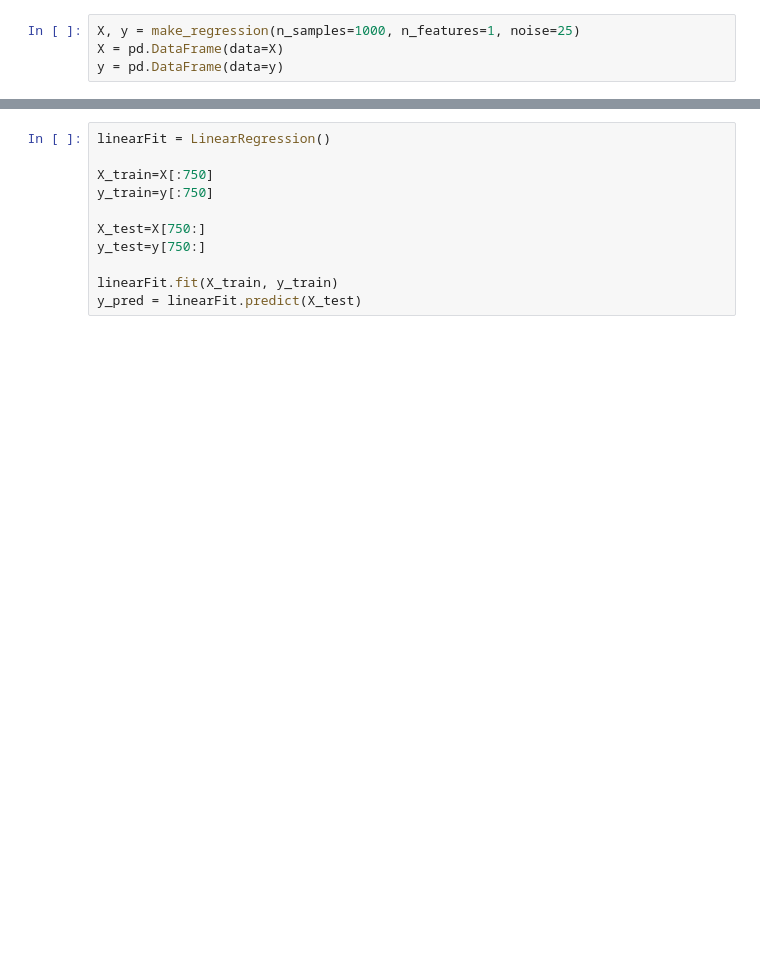
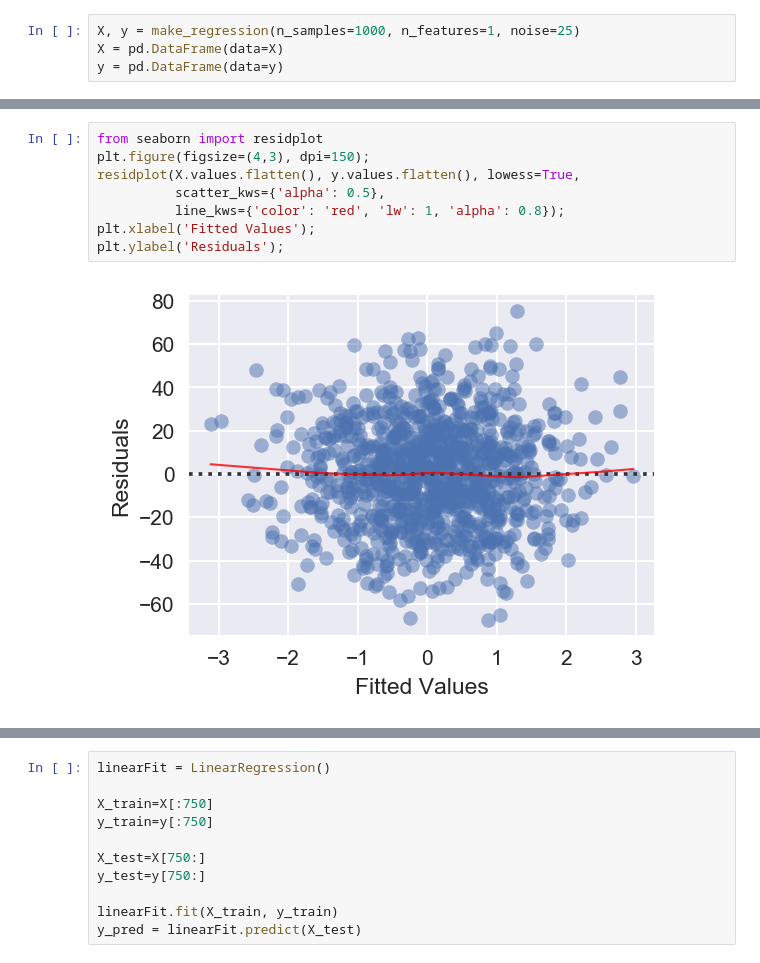
Before and after one commit to learningmachineslab/tutorials, a Jupyter notebook: linearfit/1D Linear Fit.ipynb, the cells around one changed output, grey strips where cells are left out. Saved outputs shown, nothing was run; the diff lists cells and outputs as text; blank space fills up the shorter version.

```diff
--- a/linearfit/1D Linear Fit.ipynb
+++ b/linearfit/1D Linear Fit.ipynb
@@ -62,0 +74,10 @@ plt.legend(['data','fit'])
+# %%
+from seaborn import residplot
+plt.figure(figsize=(4,3), dpi=150);
+residplot(X.values.flatten(), y.values.flatten(), lowess=True,
+          scatter_kws={'alpha': 0.5},
+          line_kws={'color': 'red', 'lw': 1, 'alpha': 0.8});
+plt.xlabel('Fitted Values');
+plt.ylabel('Residuals');
+# %% [output]
+[figure, added]
```
Also changed, not shown: parts of 17 cells of this notebook.
